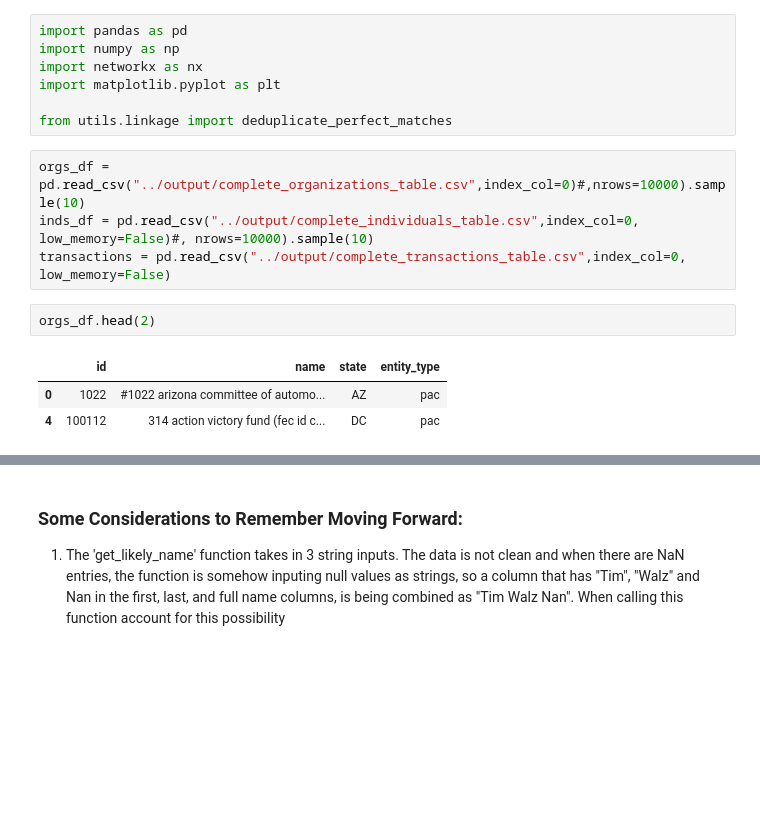
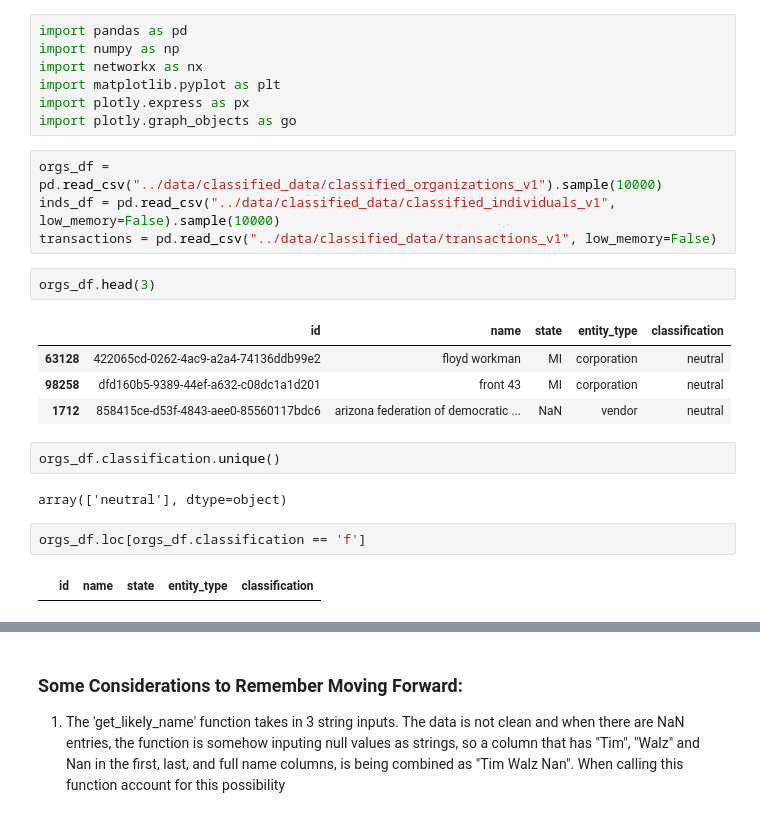
Before and after one commit to uchicago-dsi/climate-cabinet-campaign-finance-tracker, a Jupyter notebook: notebooks/Test.ipynb, the cells around one changed output, grey strips where cells are left out. Cells and saved outputs as stored; diff of their text form; blank space fills up the shorter version.

```diff
--- a/notebooks/Test.ipynb
+++ b/notebooks/Test.ipynb
@@ -3,18 +3,27 @@ import pandas as pd
 import numpy as np
 import networkx as nx
 import matplotlib.pyplot as plt
-
-from utils.linkage import deduplicate_perfect_matches
+import plotly.express as px
+import plotly.graph_objects as go
 # %%
-orgs_df = pd.read_csv("../output/complete_organizations_table.csv",index_col=0)#,nrows=10000).sample(10)
-inds_df = pd.read_csv("../output/complete_individuals_table.csv",index_col=0, low_memory=False)#, nrows=10000).sample(10)
-transactions = pd.read_csv("../output/complete_transactions_table.csv",index_col=0, low_memory=False)
+orgs_df = pd.read_csv("../data/classified_data/classified_organizations_v1").sample(10000)
+inds_df = pd.read_csv("../data/classified_data/classified_individuals_v1", low_memory=False).sample(10000)
+transactions = pd.read_csv("../data/classified_data/transactions_v1", low_memory=False)
 # %%
-orgs_df.head(2)
+orgs_df.head(3)
 # %% [output]
-|  | id | name | state | entity_type |
-| 0 | 1022 | #1022 arizona committee of automo... | AZ | pac |
-| 4 | 100112 | 314 action victory fund (fec id c... | DC | pac |
+|  | id | name | state | entity_type | classification |
+| 63128 | 422065cd-0262-4ac9-a2a4-74136ddb99e2 | floyd workman | MI | corporation | neutral |
+| 98258 | dfd160b5-9389-44ef-a632-c08dc1a1d201 | front 43 | MI | corporation | neutral |
+| 1712 | 858415ce-d53f-4843-aee0-85560117bdc6 | arizona federation of democratic ... | NaN | vendor | neutral |
+# %%
+orgs_df.classification.unique()
+# %% [output]
+array(['neutral'], dtype=object)
+# %%
+orgs_df.loc[orgs_df.classification == 'f']
+# %% [output]
+|  | id | name | state | entity_type | classification |
 # %%
 transactions.head(2)
 # %% [output]
```
Also changed, not shown: parts of 38 cells of this notebook.
